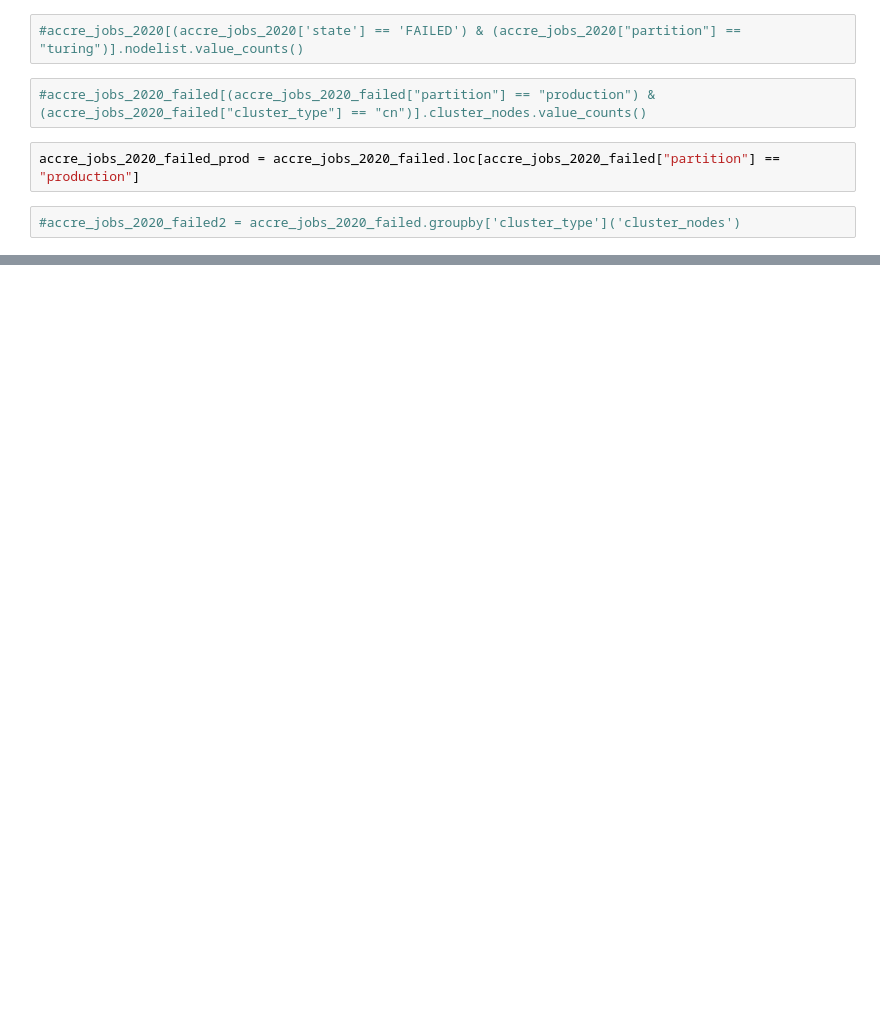
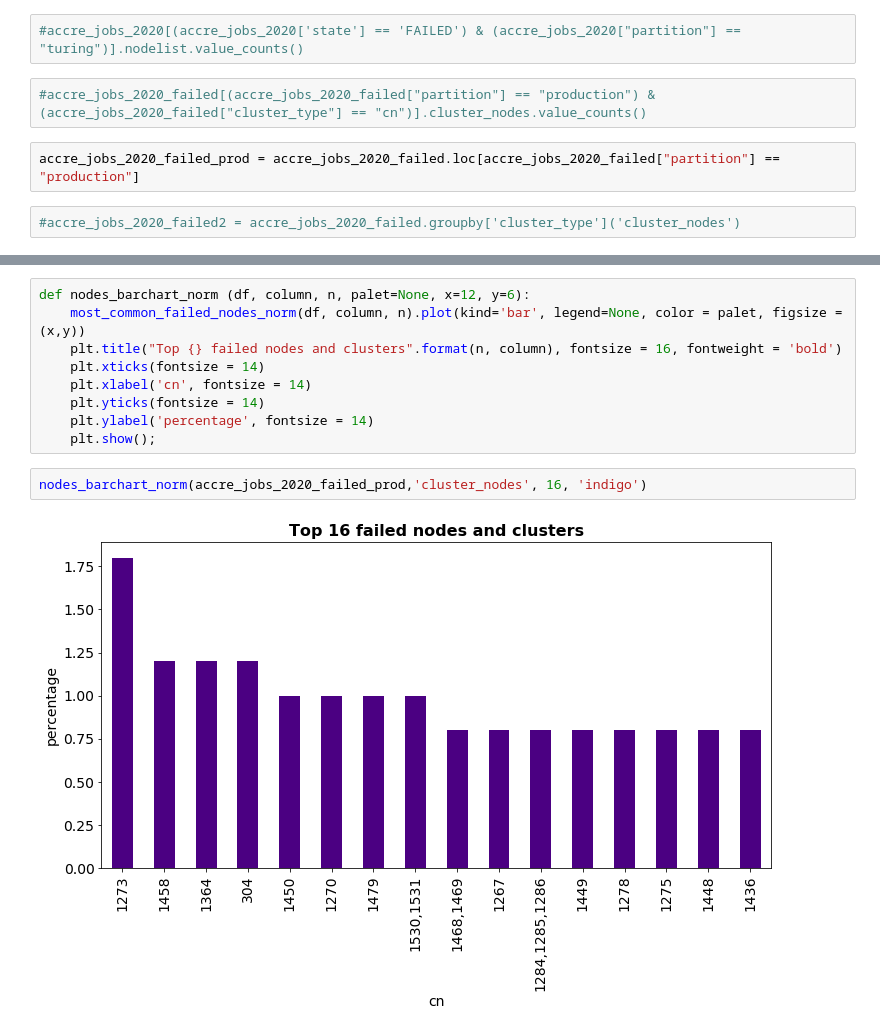
Before and after one commit to nss-data-science-cohort-4/dq2-accre-amd, a Jupyter notebook: notebook/alg-02-dq2-accre-analysis.ipynb, the cells around one changed output, grey strips where cells are left out. Saved outputs shown, nothing was run; the diff lists cells and outputs as text; blank space fills up the shorter version.

```diff
--- a/notebook/alg-02-dq2-accre-analysis.ipynb
+++ b/notebook/alg-02-dq2-accre-analysis.ipynb
@@ -316,0 +312,13 @@ print(flatten_matrix)
+# %%
+def nodes_barchart_norm (df, column, n, palet=None, x=12, y=6):
+    most_common_failed_nodes_norm(df, column, n).plot(kind='bar', legend=None, color = palet, figsize = (x,y))
+    plt.title("Top {} failed nodes and clusters".format(n, column), fontsize = 16, fontweight = 'bold')
+    plt.xticks(fontsize = 14)
+    plt.xlabel('cn', fontsize = 14)
+    plt.yticks(fontsize = 14)
+    plt.ylabel('percentage', fontsize = 14)
+    plt.show();
+# %%
+nodes_barchart_norm(accre_jobs_2020_failed_prod,'cluster_nodes', 16, 'indigo')
+# %% [output]
+[figure, added]
```
Also changed, not shown: parts of 88 cells of this notebook.
